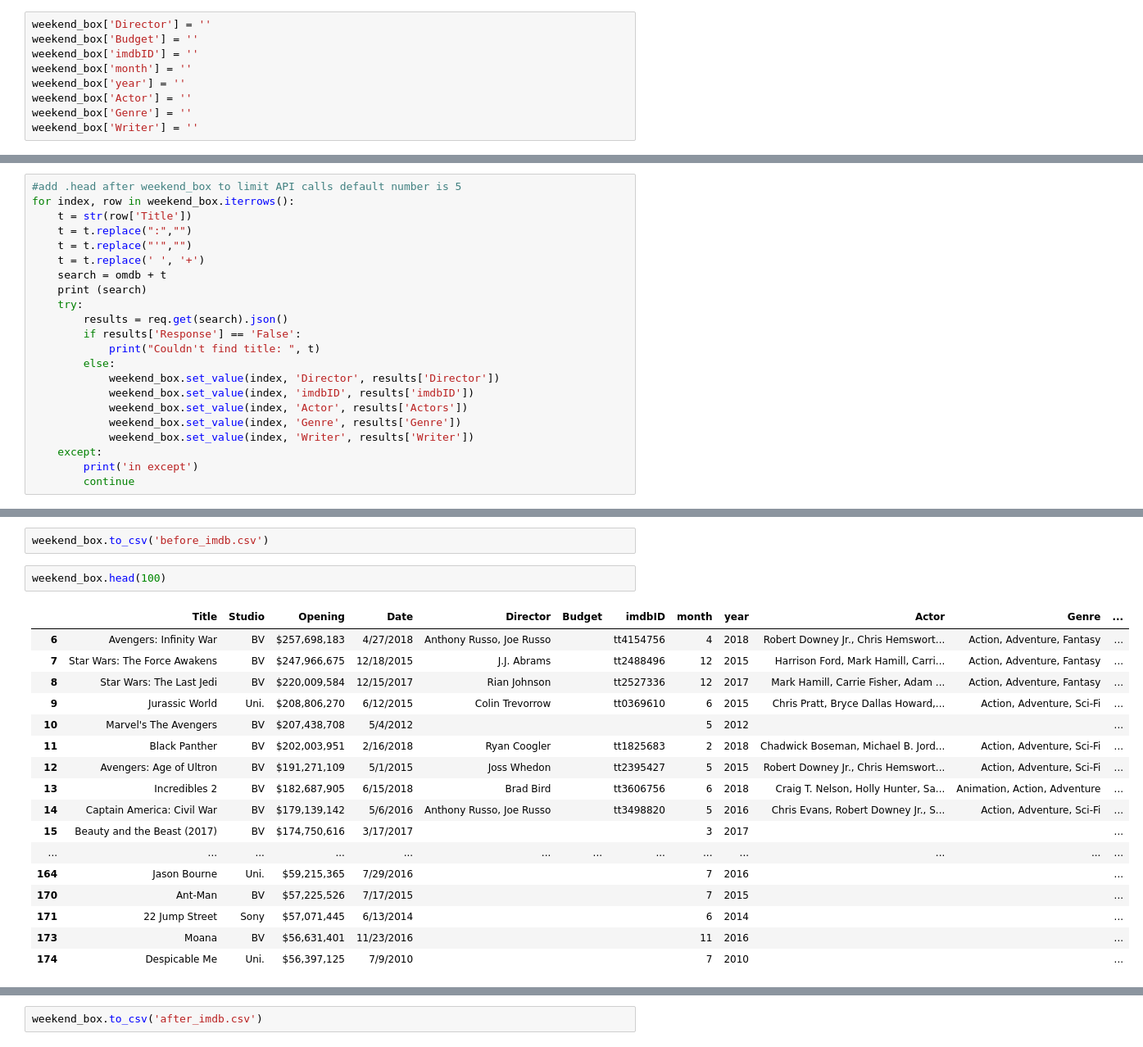
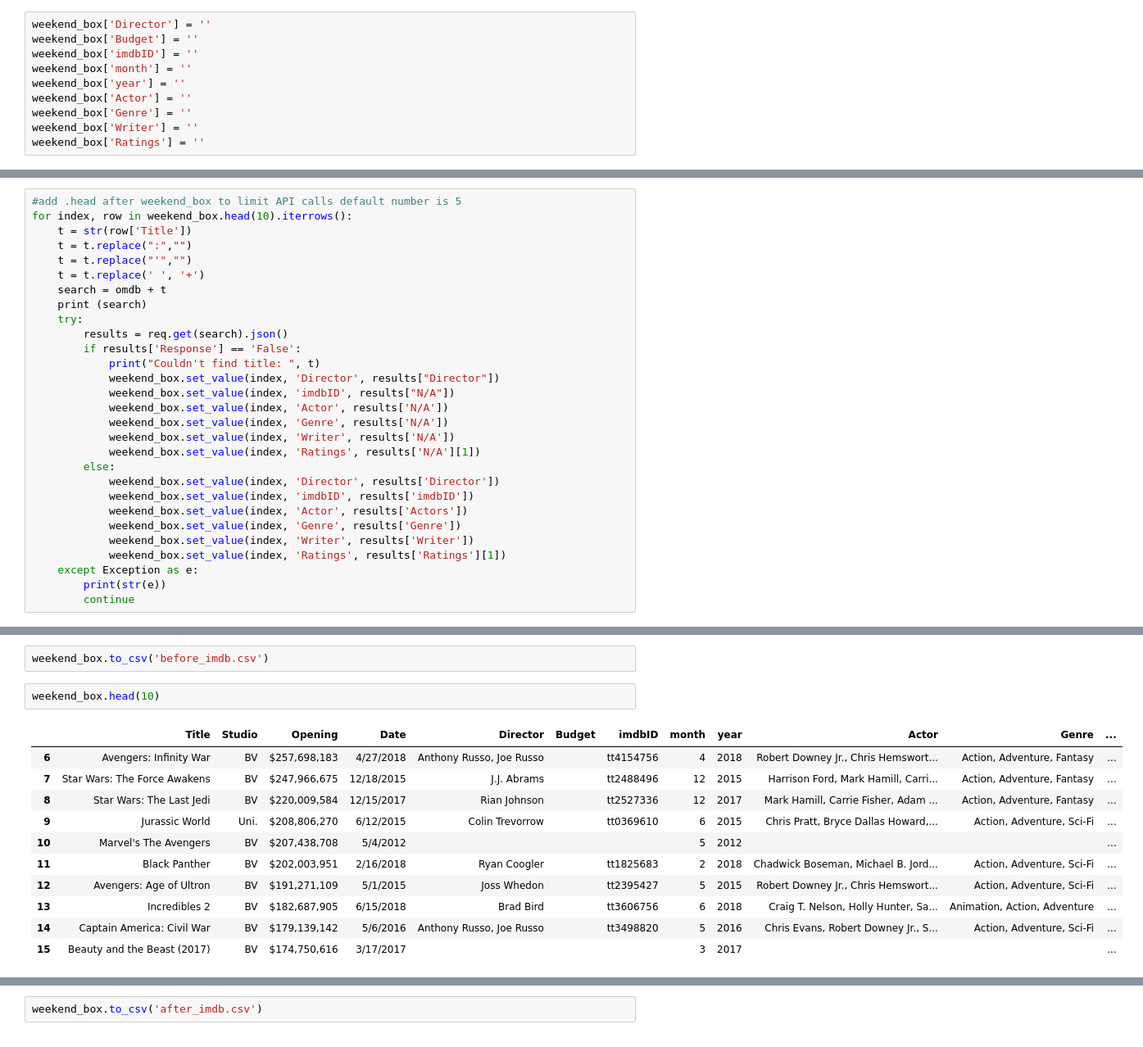
Before and after one commit to ddrossi93/Opening-Box-Office-Predictor, a Jupyter notebook: tester.ipynb, the cells around one changed output, grey strips where cells are left out. Shown at 82% size. Drawn from its saved outputs; the diff is of its cells as text.

```diff
--- a/tester.ipynb
+++ b/tester.ipynb
@@ -113,6 +113,7 @@ weekend_box['year'] = ''
 weekend_box['Actor'] = ''
 weekend_box['Genre'] = ''
 weekend_box['Writer'] = ''
+weekend_box['Ratings'] = ''
 # %%
 weekend_box
 # %% [output]
@@ -192,7 +193,7 @@ len(weekend_box)
 omdb = 'http://www.omdbapi.com/?apikey=7b298284&t='
 # %%
 #add .head after weekend_box to limit API calls default number is 5
-for index, row in weekend_box.iterrows():
+for index, row in weekend_box.head(10).iterrows():
     t = str(row['Title'])
     t = t.replace(":","")
     t = t.replace("'","")
@@ -203,14 +204,21 @@ for index, row in weekend_box.iterrows():
         results = req.get(search).json()
         if results['Response'] == 'False':
             print("Couldn't find title: ", t)
+            weekend_box.set_value(index, 'Director', results["Director"])
+            weekend_box.set_value(index, 'imdbID', results["N/A"])
+            weekend_box.set_value(index, 'Actor', results['N/A'])
+            weekend_box.set_value(index, 'Genre', results['N/A'])
+            weekend_box.set_value(index, 'Writer', results['N/A'])
+            weekend_box.set_value(index, 'Ratings', results['N/A'][1])
         else:
             weekend_box.set_value(index, 'Director', results['Director'])
             weekend_box.set_value(index, 'imdbID', results['imdbID'])
             weekend_box.set_value(index, 'Actor', results['Actors'])
             weekend_box.set_value(index, 'Genre', results['Genre'])
             weekend_box.set_value(index, 'Writer', results['Writer'])
-    except:
-        print('in except')
+            weekend_box.set_value(index, 'Ratings', results['Ratings'][1])
+    except Exception as e:
+        print(str(e))
         continue
 # %% [output]
 http://www.omdbapi.com/?apikey=7b298284&t=Avengers+Infinity+War
@@ -233,22 +238,16 @@ http://www.omdbapi.com/?apikey=7b298284&t=Random+Hearts
 # %%
 weekend_box.to_csv('before_imdb.csv')
 # %%
-weekend_box.head(100)
+weekend_box.head(10)
 # %% [output]
 |  | Title | Studio | Opening | Date | Director | Budget | imdbID | month | year | Actor | Genre | ... |
 | 6 | Avengers: Infinity War | BV | $257,698,183 | 4/27/2018 | Anthony Russo, Joe Russo |  | tt4154756 | 4 | 2018 | Robert Downey Jr., Chris Hemswort... | Action, Adventure, Fantasy | ... |
 | 7 | Star Wars: The Force Awakens | BV | $247,966,675 | 12/18/2015 | J.J. Abrams |  | tt2488496 | 12 | 2015 | Harrison Ford, Mark Hamill, Carri... | Action, Adventure, Fantasy | ... |
 | 8 | Star Wars: The Last Jedi | BV | $220,009,584 | 12/15/2017 | Rian Johnson |  | tt2527336 | 12 | 2017 | Mark Hamill, Carrie Fisher, Adam ... | Action, Adventure, Fantasy | ... |
 | 9 | Jurassic World | Uni. | $208,806,270 | 6/12/2015 | Colin Trevorrow |  | tt0369610 | 6 | 2015 | Chris Pratt, Bryce Dallas Howard,... | Action, Adventure, Sci-Fi | ... |
 | 10 | Marvel's The Avengers | BV | $207,438,708 | 5/4/2012 |  |  |  | 5 | 2012 |  |  | ... |
 | 11 | Black Panther | BV | $202,003,951 | 2/16/2018 | Ryan Coogler |  | tt1825683 | 2 | 2018 | Chadwick Boseman, Michael B. Jord... | Action, Adventure, Sci-Fi | ... |
 | 12 | Avengers: Age of Ultron | BV | $191,271,109 | 5/1/2015 | Joss Whedon |  | tt2395427 | 5 | 2015 | Robert Downey Jr., Chris Hemswort... | Action, Adventure, Sci-Fi | ... |
 | 13 | Incredibles 2 | BV | $182,687,905 | 6/15/2018 | Brad Bird |  | tt3606756 | 6 | 2018 | Craig T. Nelson, Holly Hunter, Sa... | Animation, Action, Adventure | ... |
 | 14 | Captain America: Civil War | BV | $179,139,142 | 5/6/2016 | Anthony Russo, Joe Russo |  | tt3498820 | 5 | 2016 | Chris Evans, Robert Downey Jr., S... | Action, Adventure, Sci-Fi | ... |
 | 15 | Beauty and the Beast (2017) | BV | $174,750,616 | 3/17/2017 |  |  |  | 3 | 2017 |  |  | ... |
-| ... | ... | ... | ... | ... | ... | ... | ... | ... | ... | ... | ... | ... |
-| 164 | Jason Bourne | Uni. | $59,215,365 | 7/29/2016 |  |  |  | 7 | 2016 |  |  | ... |
-| 170 | Ant-Man | BV | $57,225,526 | 7/17/2015 |  |  |  | 7 | 2015 |  |  | ... |
-| 171 | 22 Jump Street | Sony | $57,071,445 | 6/13/2014 |  |  |  | 6 | 2014 |  |  | ... |
-| 173 | Moana | BV | $56,631,401 | 11/23/2016 |  |  |  | 11 | 2016 |  |  | ... |
-| 174 | Despicable Me | Uni. | $56,397,125 | 7/9/2010 |  |  |  | 7 | 2010 |  |  | ... |
```
Also changed, not shown: parts of 9 cells of this notebook, 4 other files.
